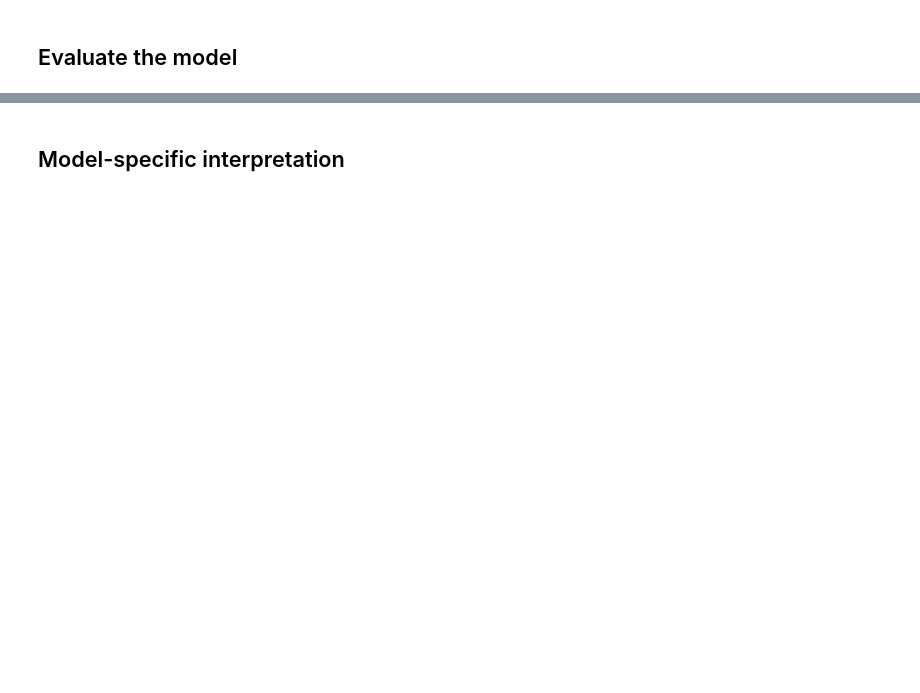
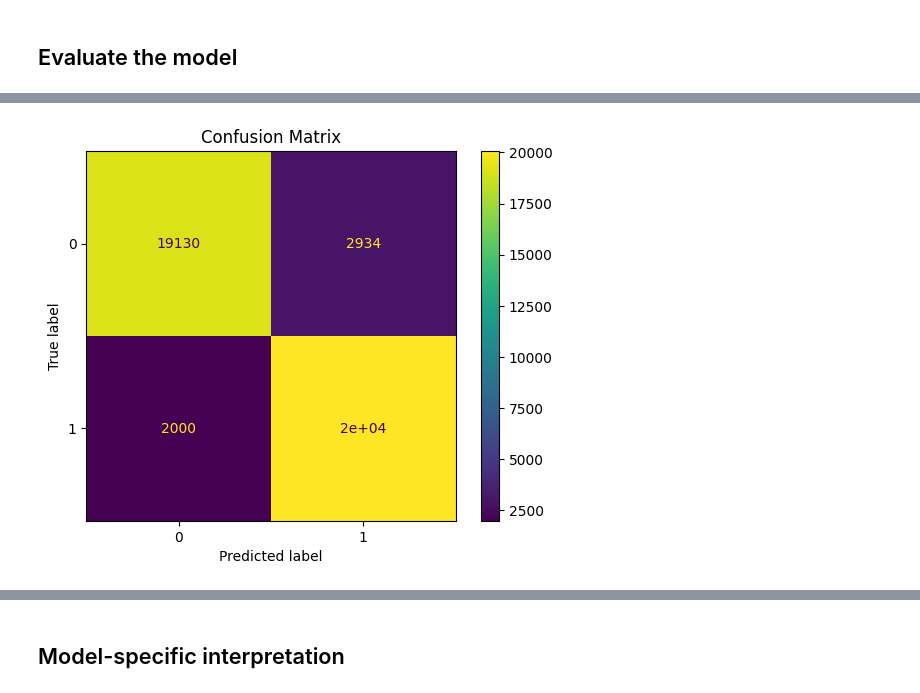
Before and after one commit to JamesSembukuttiarachchi/rain_in_australia, a Jupyter notebook: 03_random_forest_weatherAUS.ipynb, the cells around one changed output, grey strips where cells are left out. Drawn from its saved outputs; the diff is of its cells as text; code cells hidden in the pictures; blank space fills up the shorter version.

```diff
--- a/03_random_forest_weatherAUS.ipynb
+++ b/03_random_forest_weatherAUS.ipynb
@@ -31,18 +14,19 @@ import numpy as np
 import pandas as pd
 import matplotlib.pyplot as plt
 
-from sklearn.model_selection import train_test_split
+from sklearn.model_selection import train_test_split, cross_val_score, GridSearchCV
 from sklearn.compose import ColumnTransformer
 from sklearn.pipeline import Pipeline
 from sklearn.impute import SimpleImputer
-from sklearn.preprocessing import OneHotEncoder, StandardScaler
+from sklearn.preprocessing import OneHotEncoder, StandardScaler, LabelEncoder
 from sklearn.metrics import (
     accuracy_score, precision_score, recall_score, f1_score,
     roc_auc_score, confusion_matrix, ConfusionMatrixDisplay,
-    classification_report
+    classification_report, roc_curve, auc
 )
+from sklearn.ensemble import RandomForestClassifier
 
-DATA_PATH = "weatherAUS.csv"   # keep the CSV in the same folder as this notebook, or update this path
+DATA_PATH = "/content/drive/MyDrive/weatherAUS_balanced.csv"   # keep the CSV in the same folder as this notebook, or update this path
 
 def make_ohe():
     try:
@@ -150,0 +192,9 @@ print("Model training complete.")
+# %%
+rf = RandomForestClassifier(
+    n_estimators=200,
+    max_depth=15,
+    random_state=42,
+    n_jobs=-1
+)
+
+rf.fit(X_train, y_train)
@@ -187,0 +206,80 @@ plt.show()
+# %%
+# ---- Predictions ----
+y_pred = rf.predict(X_test)
+y_probs = rf.predict_proba(X_test)[:, 1]
+
+
+# ---- Basic Metrics ----
+accuracy = accuracy_score(y_test, y_pred)
+precision = precision_score(y_test, y_pred)
+recall = recall_score(y_test, y_pred)
+f1 = f1_score(y_test, y_pred)
+
+print("===== BASIC METRICS =====")
+print(f"Accuracy  : {accuracy:.4f}")
+print(f"Precision : {precision:.4f}")
+print(f"Recall    : {recall:.4f}")
+print(f"F1 Score  : {f1:.4f}")
+
+print("\n===== CLASSIFICATION REPORT =====")
+print(classification_report(y_test, y_pred))
+
+# ---- Confusion Matrix ----
+print("\n===== CONFUSION MATRIX =====")
+cm = confusion_matrix(y_test, y_pred)
+print(cm)
+
+ConfusionMatrixDisplay.from_predictions(y_test, y_pred)
+plt.title("Confusion Matrix")
+plt.show()
+
+
+# ---- ROC Curve + AUC ----
+fpr, tpr, _ = roc_curve(y_test, y_probs)
+roc_auc = auc(fpr, tpr)
+
+plt.figure()
+plt.plot(fpr, tpr, label=f"AUC = {roc_auc:.4f}")
+plt.plot([0, 1], [0, 1], linestyle="--")
+plt.xlabel("False Positive Rate")
+plt.ylabel("True Positive Rate")
+plt.title("ROC Curve")
+plt.legend()
+plt.show()
+
+print("\nAUC Score:", round(roc_auc, 4))
+
+
+# ---- Cross Validation ----
+cv_scores = cross_val_score(rf, X, y, cv=5)
+
+print("\n===== CROSS VALIDATION =====")
+print("Scores:", cv_scores)
+print("Mean CV Score:", round(cv_scores.mean(), 4))
+
+
+# ---- Overfitting Check ----
+train_acc = rf.score(X_train, y_train)
+test_acc = rf.score(X_test, y_test)
+
+print("\n===== OVERFITTING CHECK =====")
+print(f"Training Accuracy: {train_acc:.4f}")
+print(f"Testing Accuracy : {test_acc:.4f}")
+
+
+# ---- Summary Table ----
+results = pd.DataFrame({
+    "Metric": ["Accuracy", "Precision", "Recall", "F1 Score", "AUC", "CV Mean"],
+    "Score": [
+        accuracy,
+        precision,
+        recall,
+        f1,
+        roc_auc,
+        cv_scores.mean()
+    ]
+})
+
+print("\n===== FINAL SUMMARY =====")
+print(results)
+# %% [output]
@@ -187,0 +306 @@ plt.show()
+[figure, added]
```
Also changed, not shown: parts of 16 cells of this notebook.
